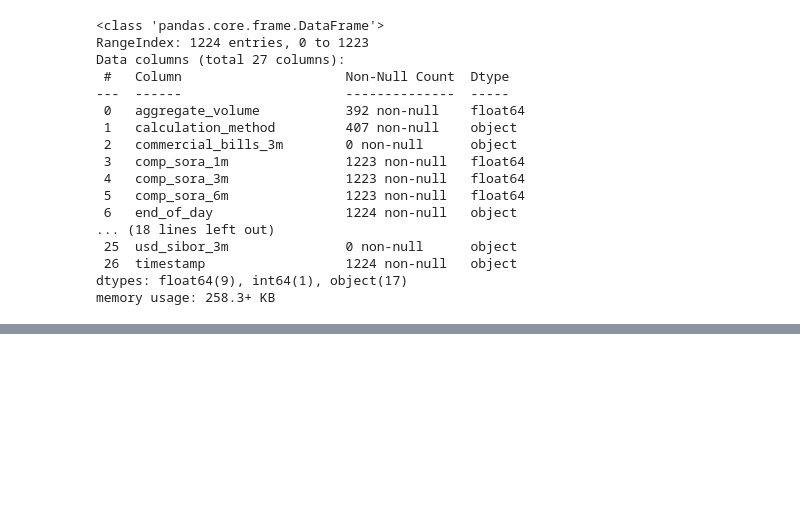
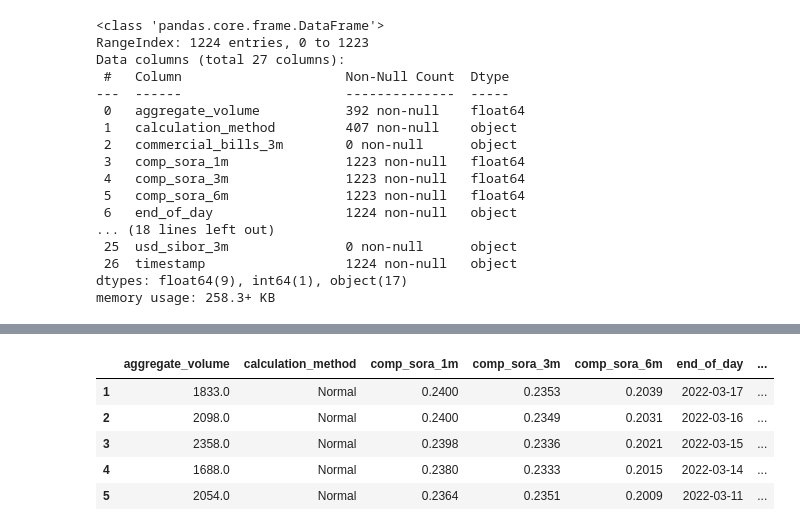
Before and after one commit to tohjiaxuan/stock-prediction, a Jupyter notebook: Experimental Code/exchange_interest_rates/Interest Rates.ipynb, the cells around one changed output, grey strips where cells are left out. Drawn from its saved outputs; the diff is of its cells as text; code cells hidden in the pictures; blank space fills up the shorter version.

```diff
--- a/Experimental Code/exchange_interest_rates/Interest Rates.ipynb
+++ b/Experimental Code/exchange_interest_rates/Interest Rates.ipynb
@@ -291,0 +233,16 @@ You should consider upgrading via the '/opt/anaconda3/bin/python -m pip install
+# %%
+deprecated_cols = ['interbank_overnight', 'interbank_1w', 'interbank_1m', 'interbank_2m',
+                  'interbank_3m', 'interbank_6m', 'interbank_12m', 'commercial_bills_3m',
+                  'sgs_repo_overnight_rate']
+# %%
+# Step 1 is to remove deprecated columns
+df = df.drop(deprecated_cols, axis=1)
+# %%
+df.head(5)
+# %% [output]
+|  | aggregate_volume | calculation_method | comp_sora_1m | comp_sora_3m | comp_sora_6m | end_of_day | ... |
+| 1 | 1833.0 | Normal | 0.2400 | 0.2353 | 0.2039 | 2022-03-17 | ... |
+| 2 | 2098.0 | Normal | 0.2400 | 0.2349 | 0.2031 | 2022-03-16 | ... |
+| 3 | 2358.0 | Normal | 0.2398 | 0.2336 | 0.2021 | 2022-03-15 | ... |
+| 4 | 1688.0 | Normal | 0.2380 | 0.2333 | 0.2015 | 2022-03-14 | ... |
+| 5 | 2054.0 | Normal | 0.2364 | 0.2351 | 0.2009 | 2022-03-11 | ... |
```
Also changed, not shown: parts of 15 cells of this notebook, 3 other files.
